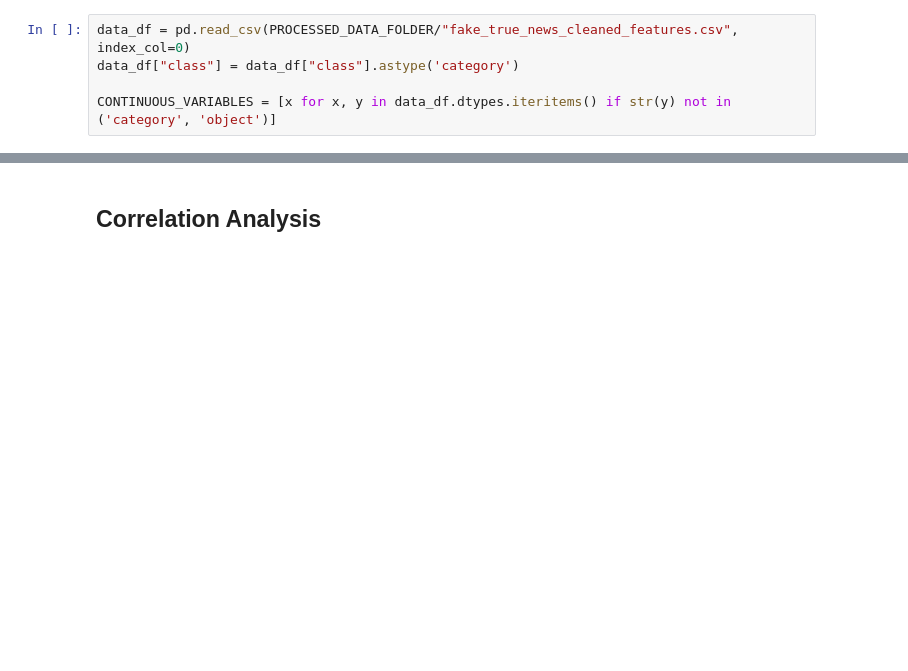
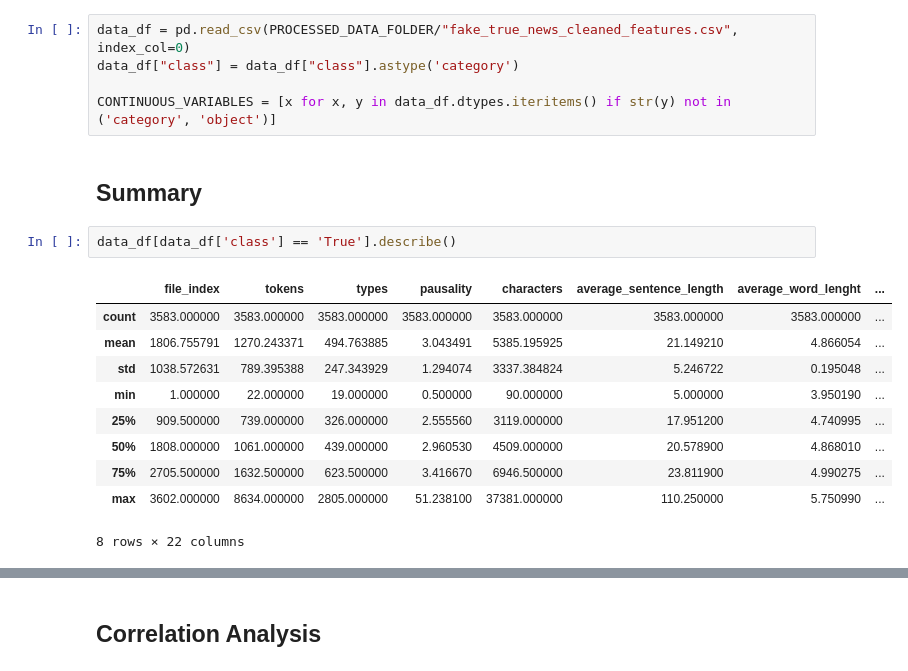
Before and after one commit to limagbz/fake-news-ptBR, a Jupyter notebook: notebooks/5 - Exploratory Data Analysis.ipynb, the cells around one changed output, grey strips where cells are left out. Saved outputs shown, nothing was run; the diff lists cells and outputs as text; blank space fills up the shorter version.

```diff
--- a/notebooks/5 - Exploratory Data Analysis.ipynb
+++ b/notebooks/5 - Exploratory Data Analysis.ipynb
@@ -48,3 +48,18 @@ data_df = pd.read_csv(PROCESSED_DATA_FOLDER/"fake_true_news_cleaned_features.csv
 data_df["class"] = data_df["class"].astype('category')
 
 CONTINUOUS_VARIABLES = [x for x, y in data_df.dtypes.iteritems() if str(y) not in ('category', 'object')]
+# %% [markdown]
+## Summary
+# %%
+data_df[data_df['class'] == 'True'].describe()
+# %% [output]
+|  | file_index | tokens | types | pausality | characters | average_sentence_length | average_word_lenght | ... |
+| count | 3583.000000 | 3583.000000 | 3583.000000 | 3583.000000 | 3583.000000 | 3583.000000 | 3583.000000 | ... |
+| mean | 1806.755791 | 1270.243371 | 494.763885 | 3.043491 | 5385.195925 | 21.149210 | 4.866054 | ... |
+| std | 1038.572631 | 789.395388 | 247.343929 | 1.294074 | 3337.384824 | 5.246722 | 0.195048 | ... |
+| min | 1.000000 | 22.000000 | 19.000000 | 0.500000 | 90.000000 | 5.000000 | 3.950190 | ... |
+| 25% | 909.500000 | 739.000000 | 326.000000 | 2.555560 | 3119.000000 | 17.951200 | 4.740995 | ... |
+| 50% | 1808.000000 | 1061.000000 | 439.000000 | 2.960530 | 4509.000000 | 20.578900 | 4.868010 | ... |
+| 75% | 2705.500000 | 1632.500000 | 623.500000 | 3.416670 | 6946.500000 | 23.811900 | 4.990275 | ... |
+| max | 3602.000000 | 8634.000000 | 2805.000000 | 51.238100 | 37381.000000 | 110.250000 | 5.750990 | ... |
+8 rows × 22 columns
```
Also changed, not shown: parts of 7 cells of this notebook, 1 other file.
